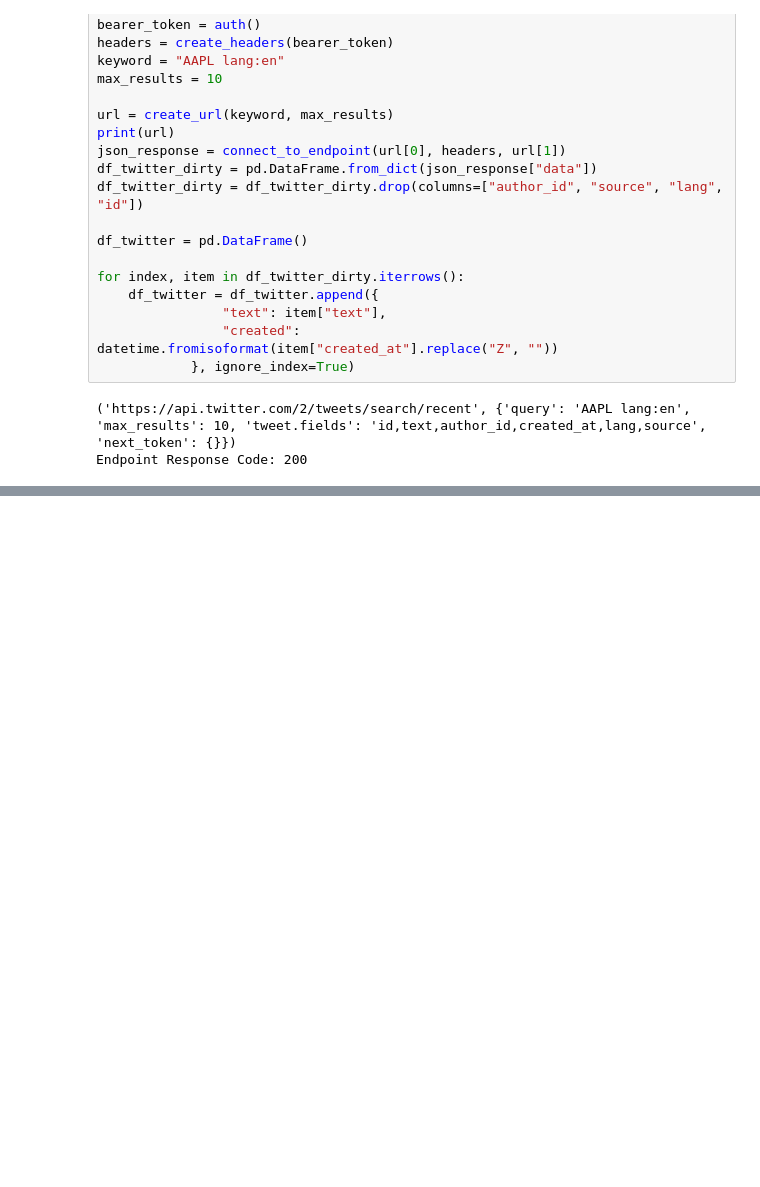
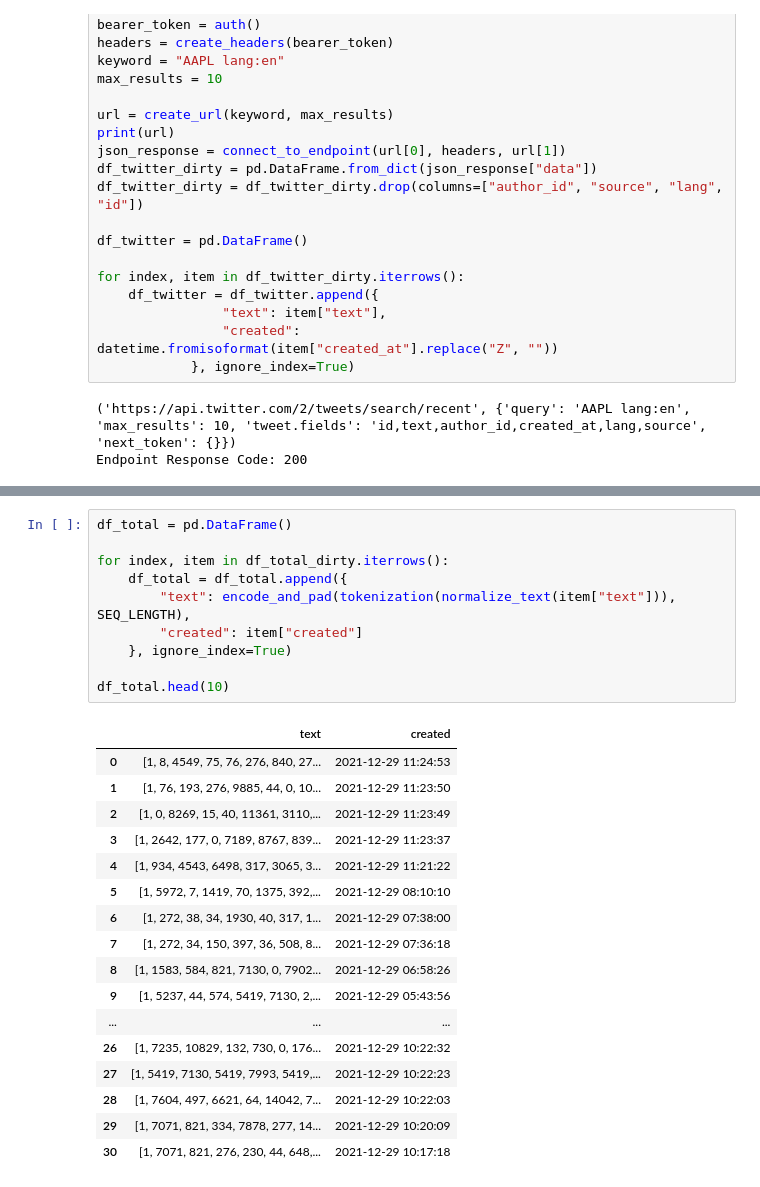
Before and after one commit to Rubinjo/sentiment-stonks, a Jupyter notebook: main.ipynb, the cells around one changed output, grey strips where cells are left out. Drawn from its saved outputs; the diff is of its cells as text; blank space fills up the shorter version.

Commit message:
✨ Preprocess api data

```diff
--- a/main.ipynb
+++ b/main.ipynb
@@ -570,0 +567,28 @@ df_total
+# %%
+df_total = pd.DataFrame()
+
+for index, item in df_total_dirty.iterrows():
+    df_total = df_total.append({
+        "text": encode_and_pad(tokenization(normalize_text(item["text"])), SEQ_LENGTH),
+        "created": item["created"]
+    }, ignore_index=True)
+
+df_total.head(10)
+# %% [output]
+|  | text | created |
+| 0 | [1, 8, 4549, 75, 76, 276, 840, 27... | 2021-12-29 11:24:53 |
+| 1 | [1, 76, 193, 276, 9885, 44, 0, 10... | 2021-12-29 11:23:50 |
+| 2 | [1, 0, 8269, 15, 40, 11361, 3110,... | 2021-12-29 11:23:49 |
+| 3 | [1, 2642, 177, 0, 7189, 8767, 839... | 2021-12-29 11:23:37 |
+| 4 | [1, 934, 4543, 6498, 317, 3065, 3... | 2021-12-29 11:21:22 |
+| 5 | [1, 5972, 7, 1419, 70, 1375, 392,... | 2021-12-29 08:10:10 |
+| 6 | [1, 272, 38, 34, 1930, 40, 317, 1... | 2021-12-29 07:38:00 |
+| 7 | [1, 272, 34, 150, 397, 36, 508, 8... | 2021-12-29 07:36:18 |
+| 8 | [1, 1583, 584, 821, 7130, 0, 7902... | 2021-12-29 06:58:26 |
+| 9 | [1, 5237, 44, 574, 5419, 7130, 2,... | 2021-12-29 05:43:56 |
+| ... | ... | ... |
+| 26 | [1, 7235, 10829, 132, 730, 0, 176... | 2021-12-29 10:22:32 |
+| 27 | [1, 5419, 7130, 5419, 7993, 5419,... | 2021-12-29 10:22:23 |
+| 28 | [1, 7604, 497, 6621, 64, 14042, 7... | 2021-12-29 10:22:03 |
+| 29 | [1, 7071, 821, 334, 7878, 277, 14... | 2021-12-29 10:20:09 |
+| 30 | [1, 7071, 821, 276, 230, 44, 648,... | 2021-12-29 10:17:18 |
```
Also changed, not shown: parts of 6 cells of this notebook.
